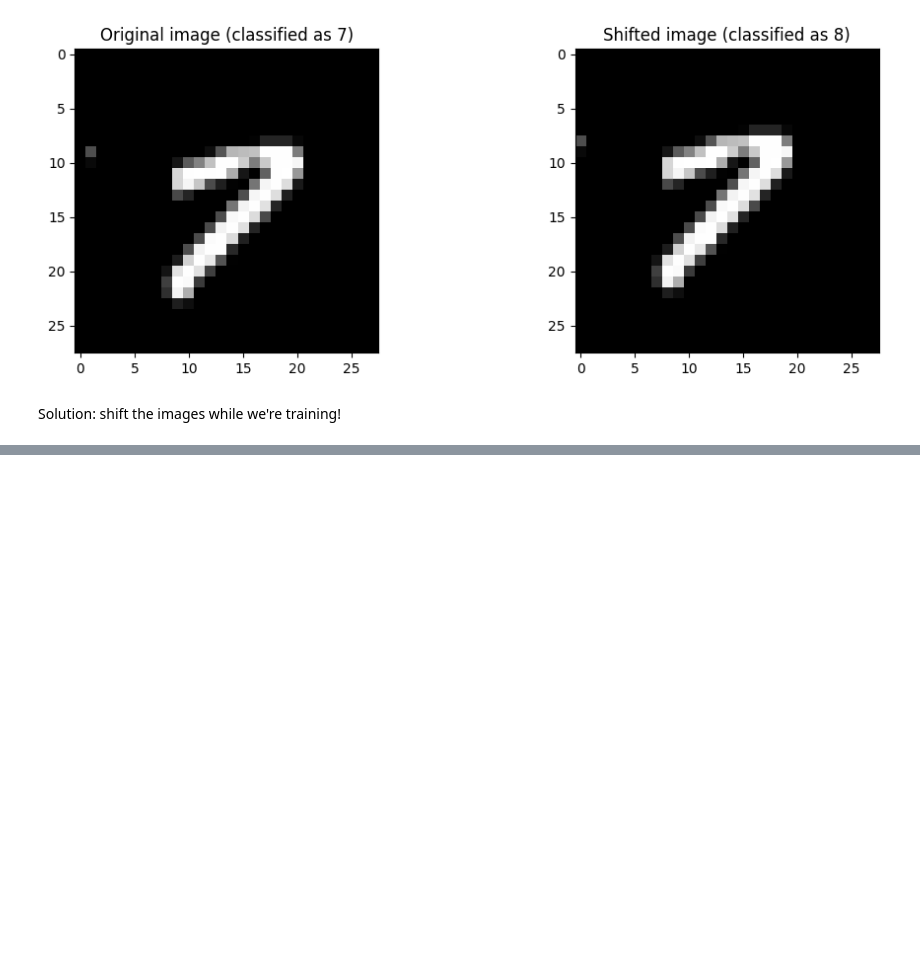
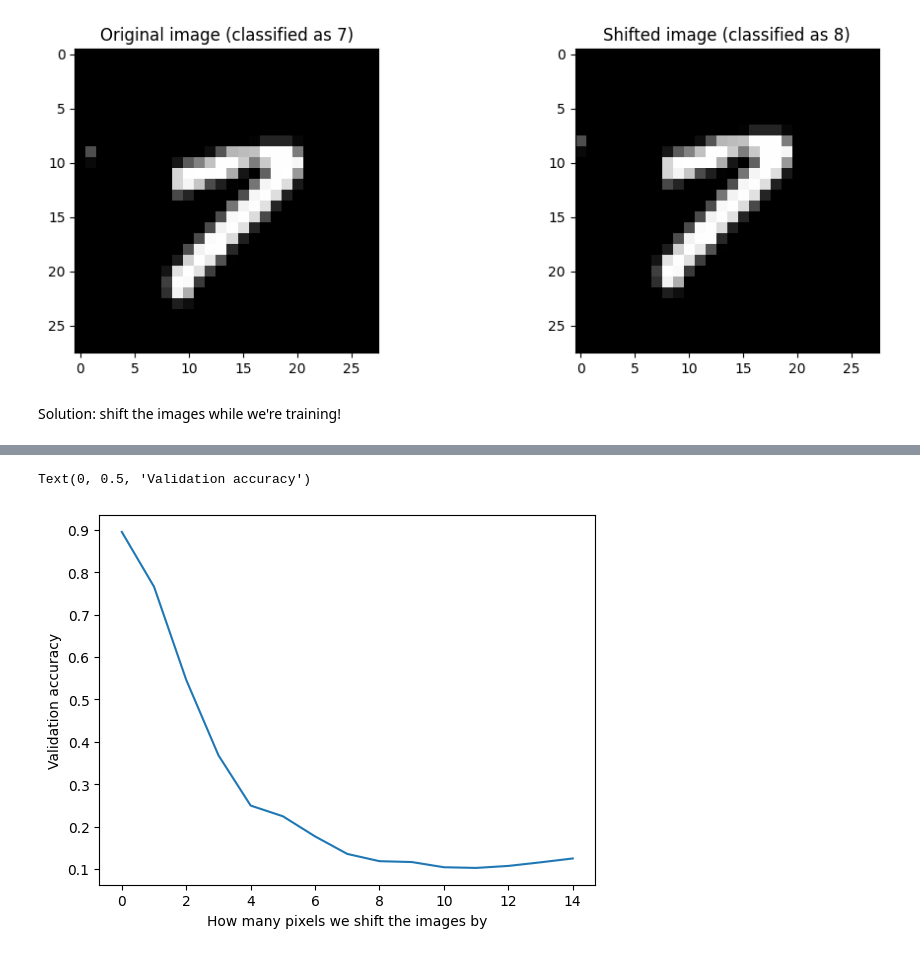
Before and after one commit to Calvin-Data-Science/cs375-376-public, a Jupyter notebook: notebooks/u06n1-mnist-torch.ipynb, the cells around one changed output, grey strips where cells are left out. Cells and saved outputs as stored; diff of their text form; code cells hidden in the pictures; blank space fills up the shorter version.

```diff
--- a/notebooks/u06n1-mnist-torch.ipynb
+++ b/notebooks/u06n1-mnist-torch.ipynb
@@ -280,0 +282,25 @@ Epoch 99: val_loss = 0.343
+# %%
+accuracies = []
+augment_ranges = list(range(0, 15))
+for augment_range in augment_ranges:
+    with torch.no_grad(): # Don't compute gradients, since we're not updating the model
+        val_loss = 0.
+        val_predictions = []
+        val_actuals = []
+        for trial in range(50):
+            for x_val_batch, y_val_batch in val_loader:
+                shift_amount_x = torch.randint(-augment_range, augment_range+1, size=(1,))
+                shift_amount_y = torch.randint(-augment_range, augment_range+1, size=(1,))
+                x_val_batch_shifted = shift_images(x_val_batch, shift_amount_x, shift_amount_y)
+                logits = model(x_val_batch_shifted)
+                val_loss += F.cross_entropy(logits, y_val_batch)
+                val_predictions.extend(logits.argmax(dim=-1).tolist())
+                val_actuals.extend(y_val_batch.tolist())
+        accuracies.append(np.mean(np.array(val_predictions) == np.array(val_actuals)))
+
+plt.plot(augment_ranges, accuracies)
+plt.xlabel("How many pixels we shift the images by")
+plt.ylabel("Validation accuracy")
+# %% [output]
+Text(0, 0.5, 'Validation accuracy')
+[figure, added]
```
Also changed, not shown: parts of 4 cells of this notebook, 1 other file.
